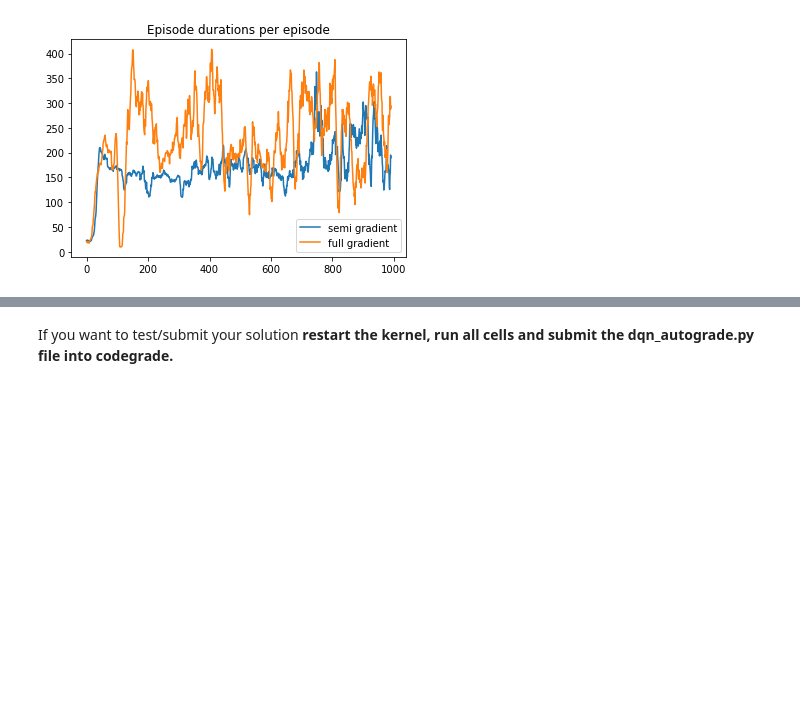
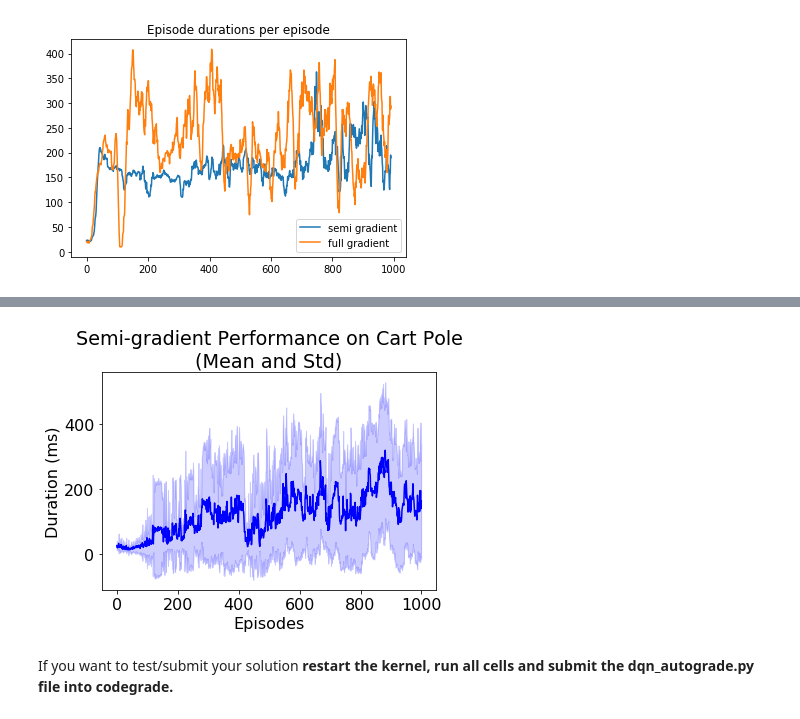
Before and after one commit to ChristophHoenes/RL_Reproducers, a Jupyter notebook: DQN Cartpole.ipynb, the cells around one changed output, grey strips where cells are left out. Saved outputs shown, nothing was run; the diff lists cells and outputs as text; code cells hidden in the pictures; blank space fills up the shorter version.

```diff
--- a/DQN Cartpole.ipynb
+++ b/DQN Cartpole.ipynb
@@ -647,3 +698,18 @@ plt.title('Episode durations per episode')
 # %% [output]
 Text(0.5, 1.0, 'Episode durations per episode')
 [figure]
+# %%
+import pandas as pd
+print(results11)
+#results11 = pd.DataFrame(results).T
+tmp = []
+for i in range(10):
+    tmp.append(results11.loc[i, 'EpisodeDuration'])
+durations_np = np.array(tmp)
+#mean = np.array(results11[0])
+print(durations_np.shape)
+mean = durations_np.mean(axis=0)
+std = durations_np.std(axis=0)
+print(mean.shape, std.shape)
+#results11['EpisodeDuration'] = results11['EpisodeDuration']
+#results11
@@ -650,2 +734,15 @@ Text(0.5, 1.0, 'Episode durations per episode')
+# %%
+#plt.plot(len(mean), mean, 'or')
+plt.rcParams.update({'font.size': 16})
+plt.plot(range(len(mean)), mean, '-', color='blue')
+
+plt.fill_between(range(len(mean)), mean-std, mean+std,
+                 color='blue', alpha=0.2)
+plt.xlabel('Episodes')
+plt.ylabel('Duration (ms)')
+plt.title('Semi-gradient Performance on Cart Pole\n(Mean and Std)')
+plt.savefig('cart_pole_semi.pdf', bbox_inches='tight')
+# %% [output]
+[figure, added]
 # %% [markdown]
 If you want to test/submit your solution **restart the kernel, run all cells and submit the dqn_autograde.py file into codegrade.**
```
Also changed, not shown: parts of 8 cells of this notebook, 1 other file.
